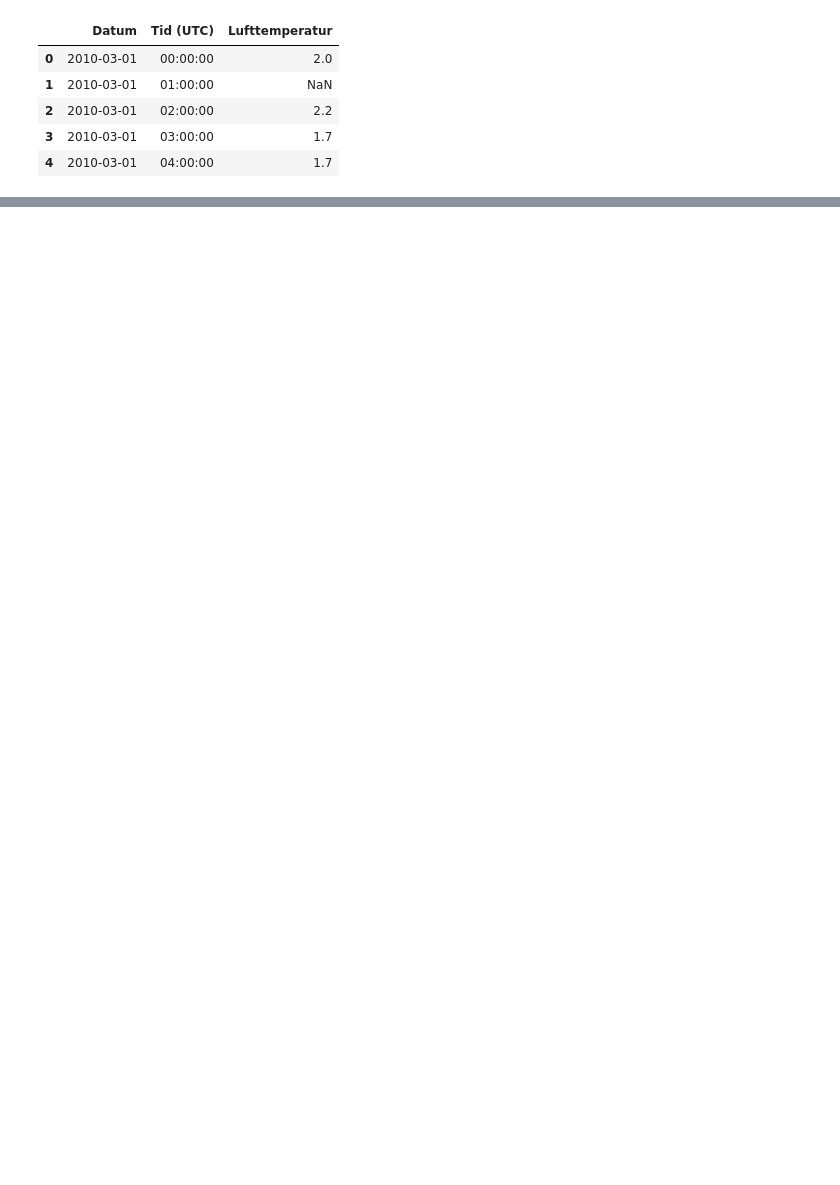
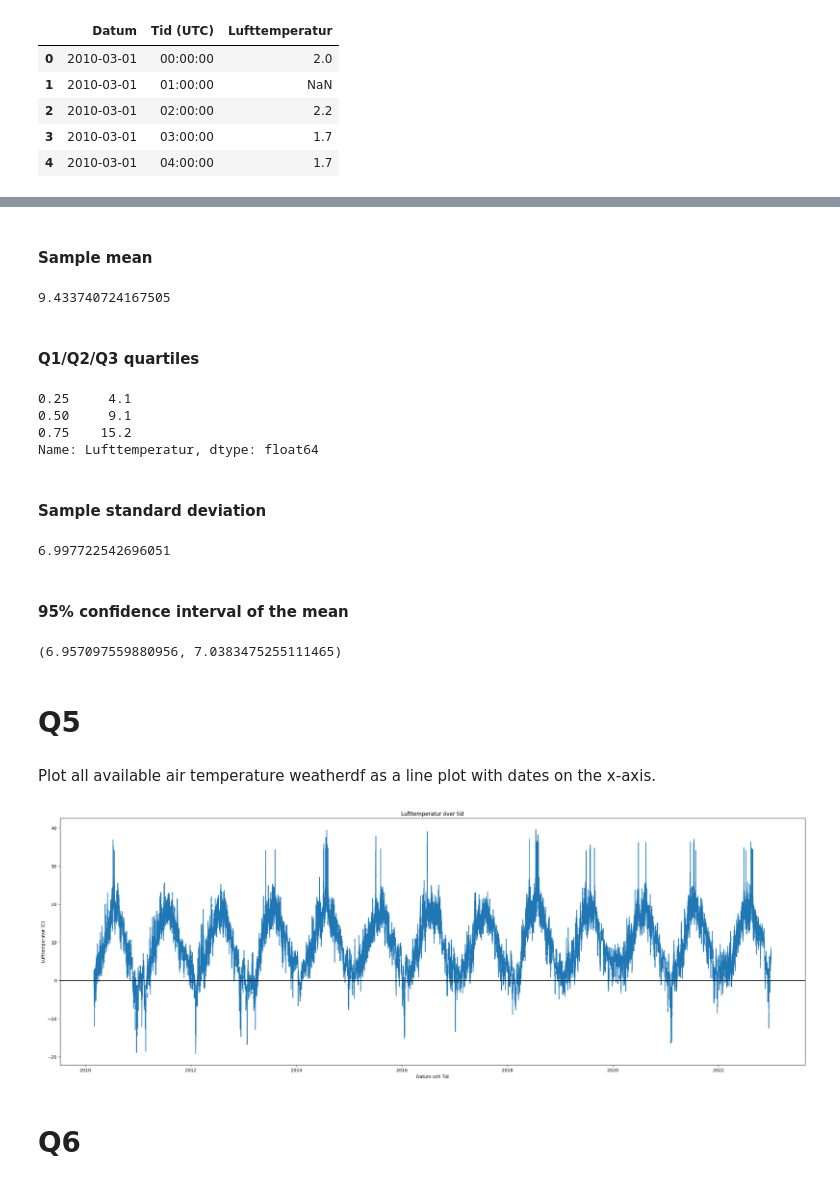
Before and after one commit to Nalanys/DV1597_Intelligent_dataanalys, a Jupyter notebook: Assignment_1/Assignment_1.ipynb, the cells around one changed output, grey strips where cells are left out. Drawn from its saved outputs; the diff is of its cells as text; code cells hidden in the pictures; blank space fills up the shorter version.

```diff
--- a/Assignment_1/Assignment_1.ipynb
+++ b/Assignment_1/Assignment_1.ipynb
@@ -3,7 +5,7 @@ import pandas as pd
 # %%
-# Import data from csv file
-df=pd.read_csv('SMHI_Dataset\SMHI_Data.csv')
-df.head()
+# Import weatherdf from csv file
+weatherdf=pd.read_csv('SMHI_Dataset\SMHI_Data.csv')
+weatherdf.head()
 # %% [output]
 |  | Datum | Tid (UTC) | Lufttemperatur |
 | 0 | 2010-03-01 | 00:00:00 | 2.0 |
@@ -13,0 +75,57 @@ df.head()
+# %% [markdown]
+#### Sample mean
+# %%
+sampleMean = weatherdf['Lufttemperatur'].mean()
+sampleMean
+# %% [output]
+9.433740724167505
+# %% [markdown]
+#### Q1/Q2/Q3 quartiles
+# %%
+weatherdf['Lufttemperatur'].quantile([0.25, 0.5, 0.75])
+# %% [output]
+0.25     4.1
+0.50     9.1
+0.75    15.2
+Name: Lufttemperatur, dtype: float64
+# %% [markdown]
+#### Sample standard deviation
+# %%
+sampleMean = weatherdf['Lufttemperatur'].std()
+sampleMean
+# %% [output]
+6.997722542696051
+# %% [markdown]
+#### 95% confidence interval of the mean
+# %%
+weatherTempdf = weatherdf['Lufttemperatur']
+
+n = len(weatherTempdf)
+
+stdError = weatherTempdf.std() / (n**0.5)
+
+t.interval(0.95, n - 1, loc=sampleMean, scale=stdError)
+# %% [output]
+(6.957097559880956, 7.0383475255111465)
+# %% [markdown]
+# Q5
+# %% [markdown]
+Plot all available air temperature weatherdf as a line plot with dates on the x-axis.
+# %%
+weatherdf['Datumtid'] = pd.to_datetime(weatherdf['Datum'] + ' ' + weatherdf['Tid (UTC)'])
+
+plt.figure(figsize=(30,10))
+
+plt.plot(weatherdf['Datumtid'], weatherdf['Lufttemperatur'])
+
+plt.axhline(y=0, color='black', linestyle='-')
+
+plt.xlabel('Datum och Tid')
+plt.ylabel('Lufttemperatur (C)')
+plt.title('Lufttemperatur över tid')
+
+plt.show()
+# %% [output]
+[figure, added]
+# %% [markdown]
+# Q6
```
Also changed, not shown: parts of 36 cells of this notebook.
